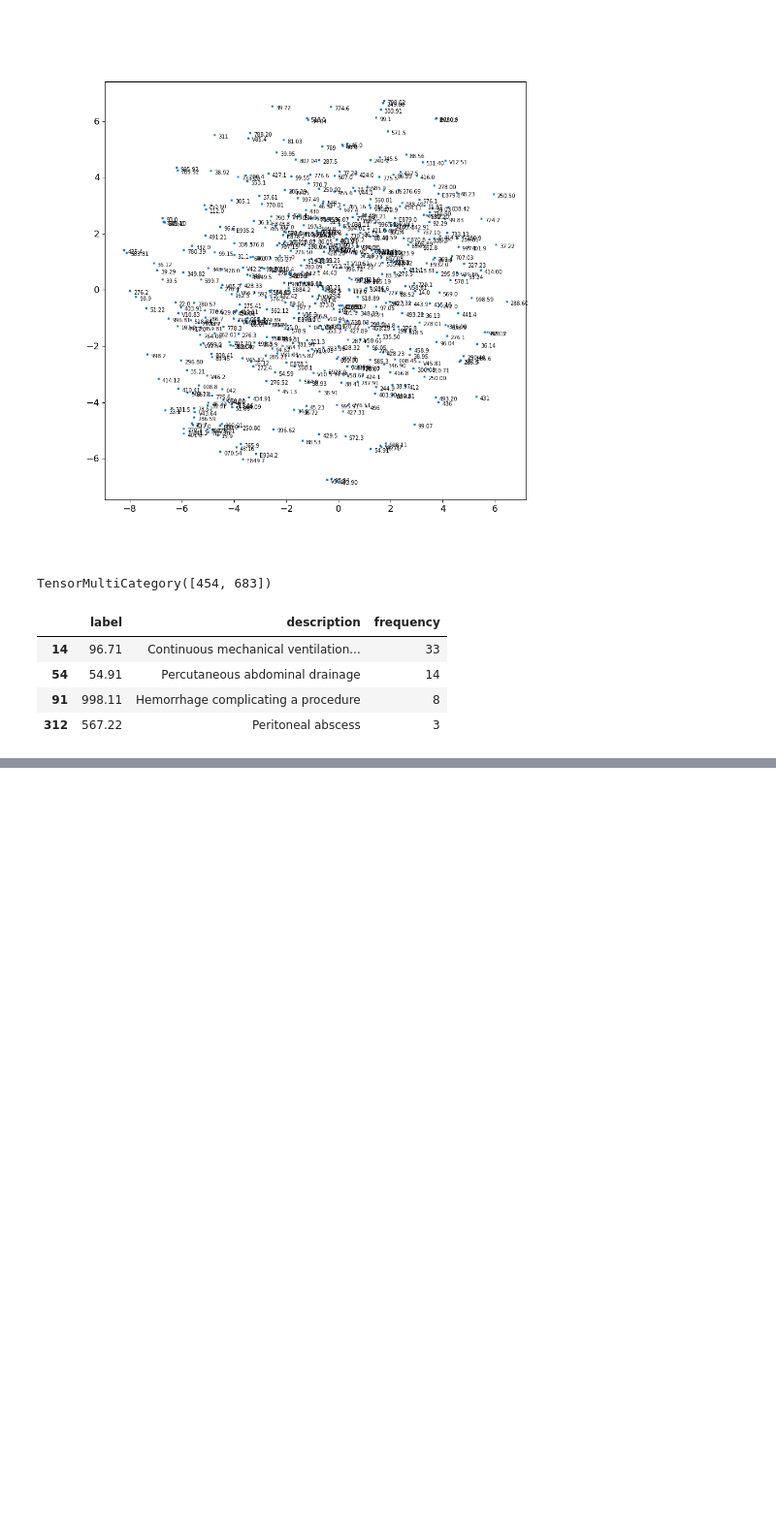
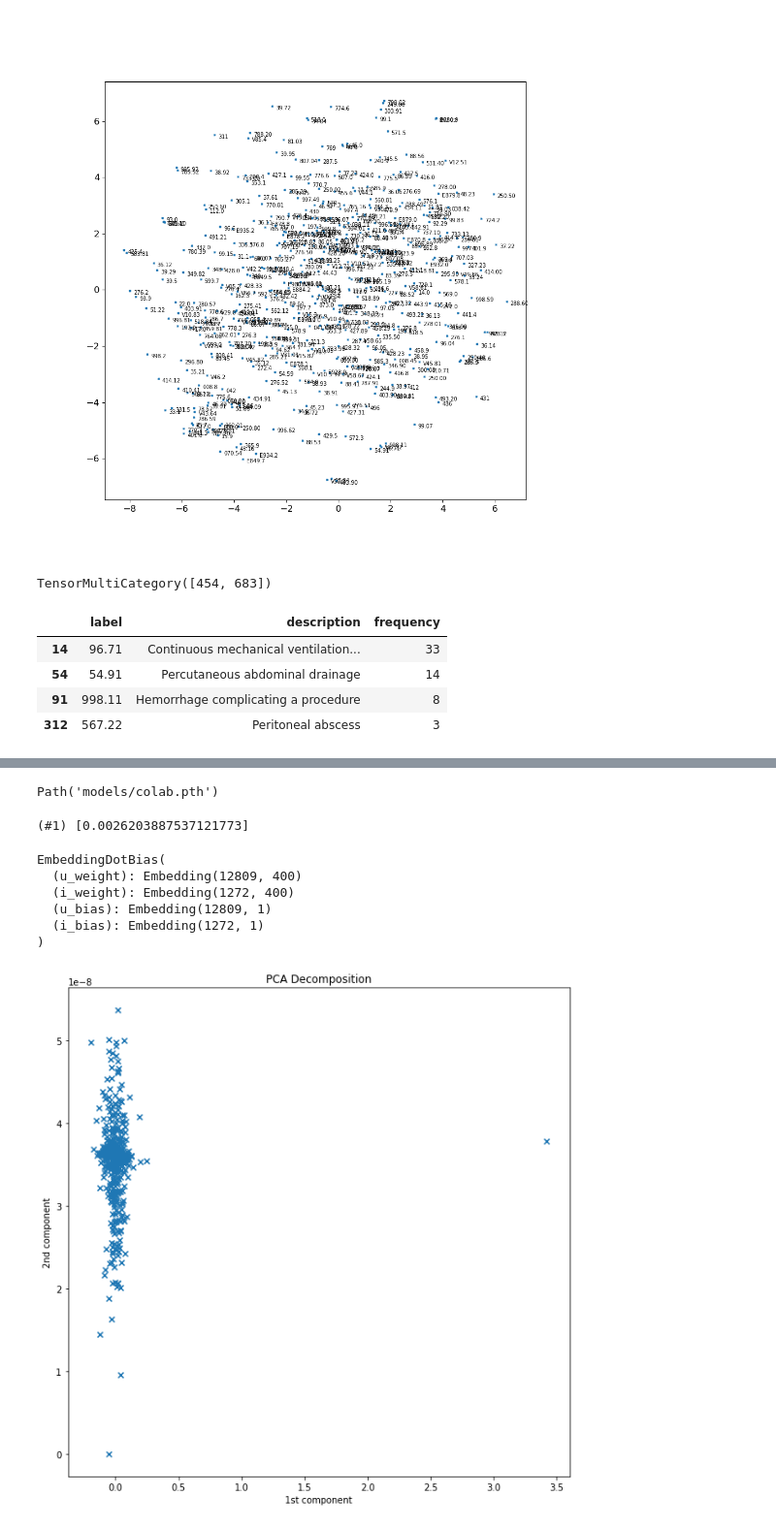
Before and after one commit to debjyotiSRoy/xcube_old, a Jupyter notebook: nbs/examples/mimic/sample/mimic3-9k_sample.ipynb, the cells around one changed output, grey strips where cells are left out. Shown at 97% size. Saved outputs shown, nothing was run; the diff lists cells and outputs as text; code cells hidden in the pictures; blank space fills up the shorter version.

Commit message:
intial colab model to learn the embeddings done

```diff
--- a/nbs/examples/mimic/sample/mimic3-9k_sample.ipynb
+++ b/nbs/examples/mimic/sample/mimic3-9k_sample.ipynb
@@ -1444,0 +1499,4 @@ df_lbl[df_lbl.label.isin(['54.91', '96.71', '567.22', '998.11'])]
+# %%
+learn = collab_learner(dls_colab, n_factors=400, y_range=(0, 10.5))
+# %%
+learn.fit_one_cycle(13, 5e-3, wd=0.1)
@@ -1444,0 +1515,25 @@ df_lbl[df_lbl.label.isin(['54.91', '96.71', '567.22', '998.11'])]
+# %%
+learn.save('colab')
+# %% [output]
+Path('models/colab.pth')
+# %%
+learn.validate()
+# %% [output]
+(#1) [0.0026203887537121773]
+# %%
+learn.model
+# %% [output]
+EmbeddingDotBias(
+  (u_weight): Embedding(12809, 400)
+  (i_weight): Embedding(1272, 400)
+  (u_bias): Embedding(12809, 1)
+  (i_bias): Embedding(1272, 1)
+)
+# %%
+lbls_emb = learn.model.i_weight.weight.data
+# %%
+X = to_np(lbls_emb)
+# %%
+X_red, _vars = plot_reduction(X, tSNE=False, figsize=(10,10))
+# %% [output]
+[figure, added]
```
Also changed, not shown: parts of 155 cells of this notebook, 1 other file.
